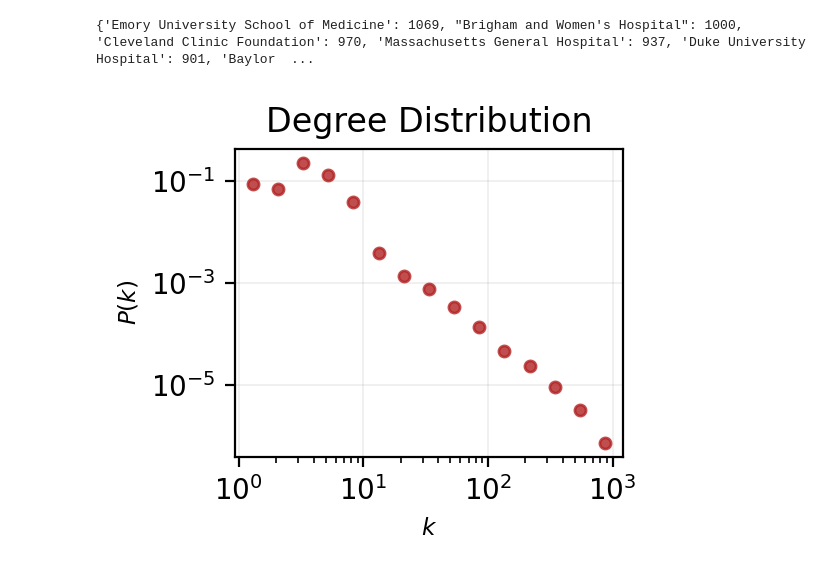
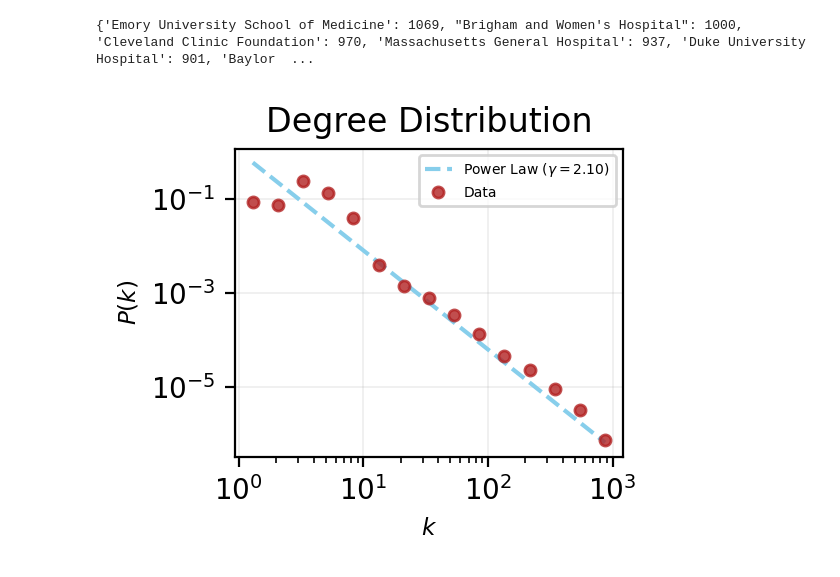
Before and after one commit to nmoghaddas19/physician_trajectories, a Jupyter notebook: code/graph_construction.ipynb, the cells around one changed output. Drawn from its saved outputs; the diff is of its cells as text; code cells hidden in the pictures.

```diff
--- a/code/graph_construction.ipynb
+++ b/code/graph_construction.ipynb
@@ -304,17 +304,30 @@ print(sorted_dict_desc)
 # %%
 x, y = degree_distribution(G)
 fig, ax = plt.subplots(1,1,figsize=(2.5,2),dpi=200)
 
-ax.loglog(x, y,'o', color='firebrick', alpha=0.8,  ms = 4)
+# Define the power law function
+def power_law(k, C, gamma):
+    return C * k**(-gamma)
+
+gamma = 2.1
+C = 1.0
+
+# Calculate corresponding y values based on the power law
+y_power_law = power_law(x, C, gamma)
+
+ax.loglog(x, y_power_law, '--', color='skyblue', label=r'Power Law ($\gamma = {:.2f}$)'.format(gamma))
+
+ax.loglog(x, y,'o', color='firebrick', alpha=0.8,  ms = 4, label = 'Data')
 
 ax.set_xlabel(r"$k$",fontsize='small')
 ax.set_ylabel(r"$P(k)$",fontsize='small')
 ax.grid(linewidth=0.7, color='#999999', alpha=0.15, linestyle='-')
 ax.set_title('Degree Distribution')
+ax.legend(fontsize=5)
 plt.savefig('../figs/degree_dist.pdf', dpi=425, bbox_inches='tight')
 plt.savefig('../figs/degree_dist.png', dpi=425, bbox_inches='tight')
 # %% [output]
-[figure, old version]
+[figure, new version]
 # %%
 print(nx.number_connected_components(G))
 print(nx.transitivity(G))
```
